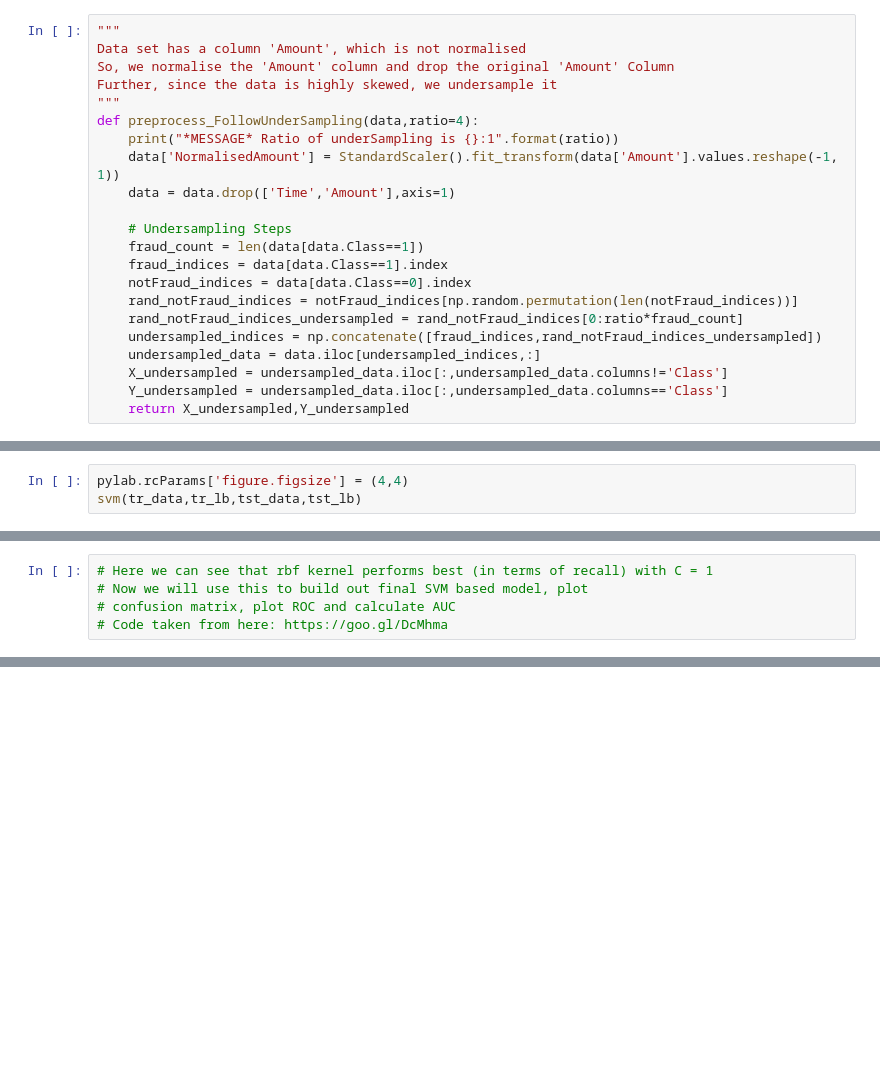
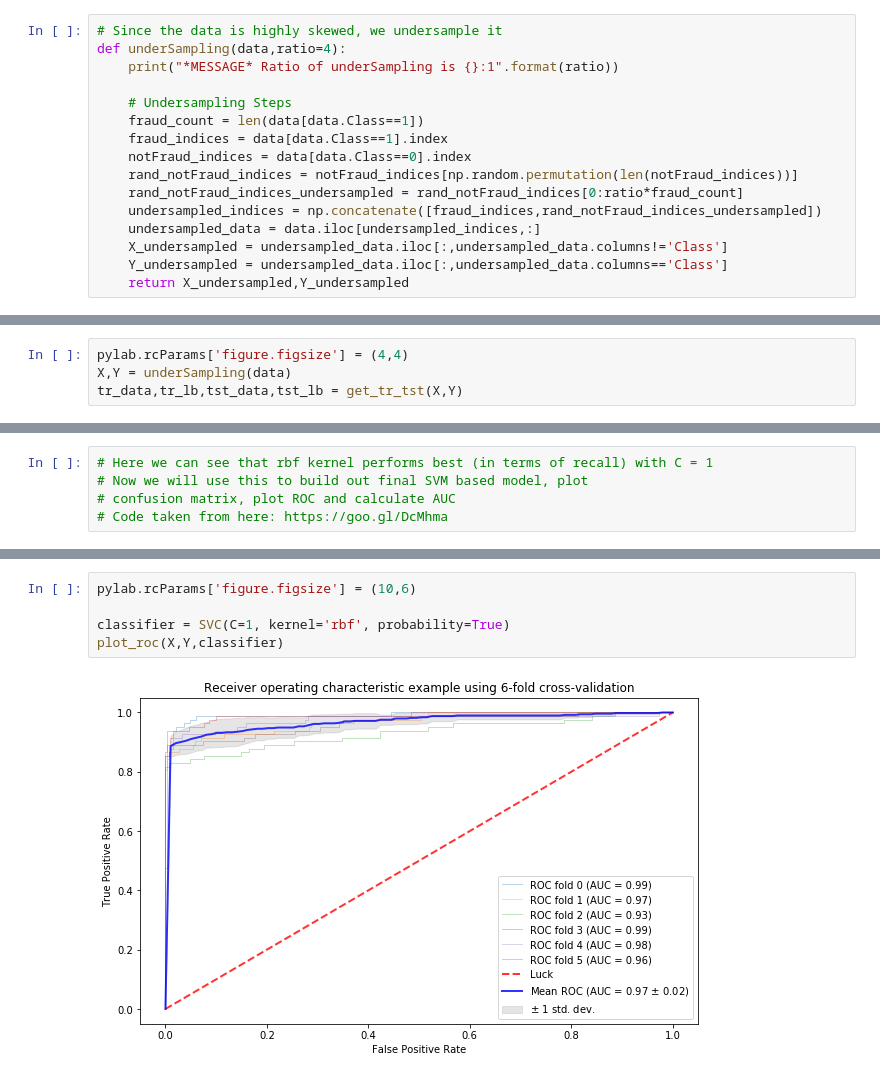
Before and after one commit to udhai17/Credit-Card-Fraud-Detection, a Jupyter notebook: CCFraudDetection.ipynb, the cells around one changed output, grey strips where cells are left out. Cells and saved outputs as stored; diff of their text form; blank space fills up the shorter version.

```diff
--- a/CCFraudDetection.ipynb
+++ b/CCFraudDetection.ipynb
@@ -59,13 +63,7 @@ Data statitics:
 # %%
-"""
-Data set has a column 'Amount', which is not normalised
-So, we normalise the 'Amount' column and drop the original 'Amount' Column
-Further, since the data is highly skewed, we undersample it
-"""
-def preprocess_FollowUnderSampling(data,ratio=4):
+# Since the data is highly skewed, we undersample it
+def underSampling(data,ratio=4):
     print("*MESSAGE* Ratio of underSampling is {}:1".format(ratio))
-    data['NormalisedAmount'] = StandardScaler().fit_transform(data['Amount'].values.reshape(-1, 1))
-    data = data.drop(['Time','Amount'],axis=1)
 
     # Undersampling Steps
     fraud_count = len(data[data.Class==1])
@@ -214,5 +203,6 @@ def svm(tr_data,tr_lb,tst_data,tst_lb,kernel='rbf'):
     plt.show()
 # %%
 pylab.rcParams['figure.figsize'] = (4,4)
-svm(tr_data,tr_lb,tst_data,tst_lb)
+X,Y = underSampling(data)
+tr_data,tr_lb,tst_data,tst_lb = get_tr_tst(X,Y)
 # %% [output]
@@ -293,0 +283,7 @@ plt.show()
+# %%
+pylab.rcParams['figure.figsize'] = (10,6)
+
+classifier = SVC(C=1, kernel='rbf', probability=True)
+plot_roc(X,Y,classifier)
+# %% [output]
+[figure, added]
```
Also changed, not shown: parts of 12 cells of this notebook.
